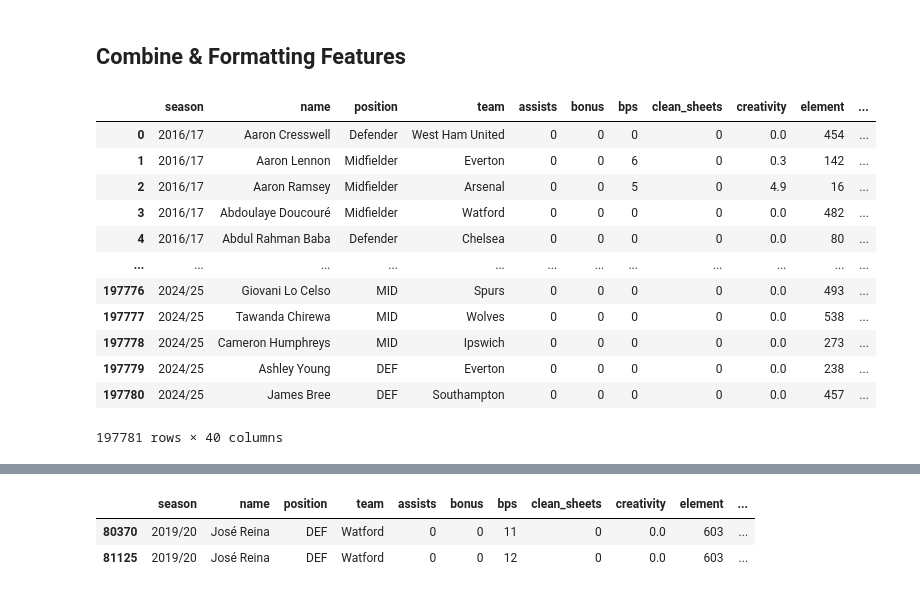
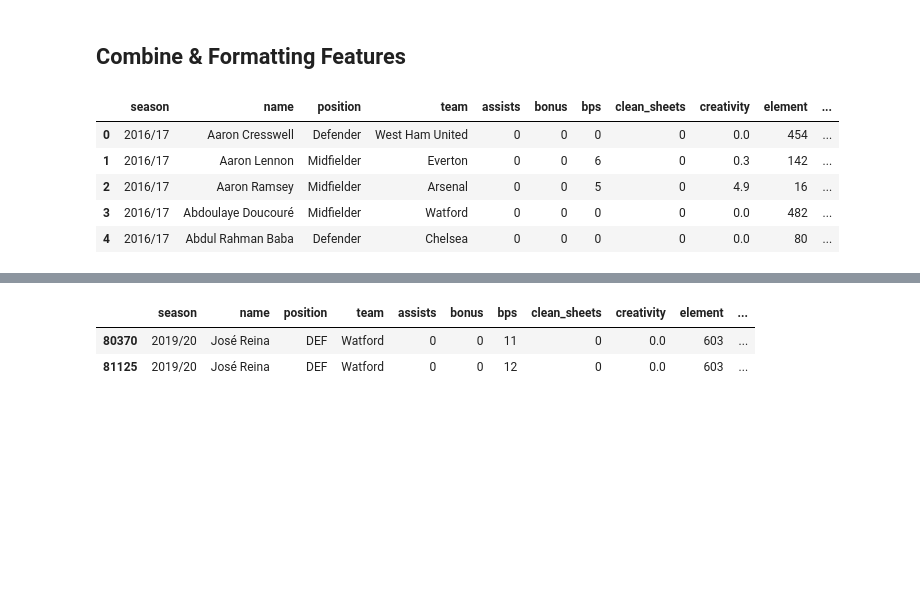
Before and after one commit to TheOX7/Best-Team-Selection-FPL, a Jupyter notebook: notebook/merge_gw_season/merge_gw.ipynb, the cells around one changed output, grey strips where cells are left out. Cells and saved outputs as stored; diff of their text form; code cells hidden in the pictures; blank space fills up the shorter version.

```diff
--- a/notebook/merge_gw_season/merge_gw.ipynb
+++ b/notebook/merge_gw_season/merge_gw.ipynb
@@ -603,18 +586,11 @@ df_2324 = df_2324[cols]
 df_2425 = df_2425[cols]
 # %%
 df = pd.concat([df_1617, df_1718, df_1819, df_1920, df_2021, df_2122, df_2223, df_2324, df_2425]).reset_index(drop=True)
-df
+df.head()
 # %% [output]
 |  | season | name | position | team | assists | bonus | bps | clean_sheets | creativity | element | ... |
 | 0 | 2016/17 | Aaron Cresswell | Defender | West Ham United | 0 | 0 | 0 | 0 | 0.0 | 454 | ... |
 | 1 | 2016/17 | Aaron Lennon | Midfielder | Everton | 0 | 0 | 6 | 0 | 0.3 | 142 | ... |
 | 2 | 2016/17 | Aaron Ramsey | Midfielder | Arsenal | 0 | 0 | 5 | 0 | 4.9 | 16 | ... |
 | 3 | 2016/17 | Abdoulaye Doucouré | Midfielder | Watford | 0 | 0 | 0 | 0 | 0.0 | 482 | ... |
 | 4 | 2016/17 | Abdul Rahman Baba | Defender | Chelsea | 0 | 0 | 0 | 0 | 0.0 | 80 | ... |
-| ... | ... | ... | ... | ... | ... | ... | ... | ... | ... | ... | ... |
-| 197776 | 2024/25 | Giovani Lo Celso | MID | Spurs | 0 | 0 | 0 | 0 | 0.0 | 493 | ... |
-| 197777 | 2024/25 | Tawanda Chirewa | MID | Wolves | 0 | 0 | 0 | 0 | 0.0 | 538 | ... |
-| 197778 | 2024/25 | Cameron Humphreys | MID | Ipswich | 0 | 0 | 0 | 0 | 0.0 | 273 | ... |
-| 197779 | 2024/25 | Ashley Young | DEF | Everton | 0 | 0 | 0 | 0 | 0.0 | 238 | ... |
-| 197780 | 2024/25 | James Bree | DEF | Southampton | 0 | 0 | 0 | 0 | 0.0 | 457 | ... |
-197781 rows × 40 columns
```
Also changed, not shown: parts of 15 cells of this notebook, 2 other files.
